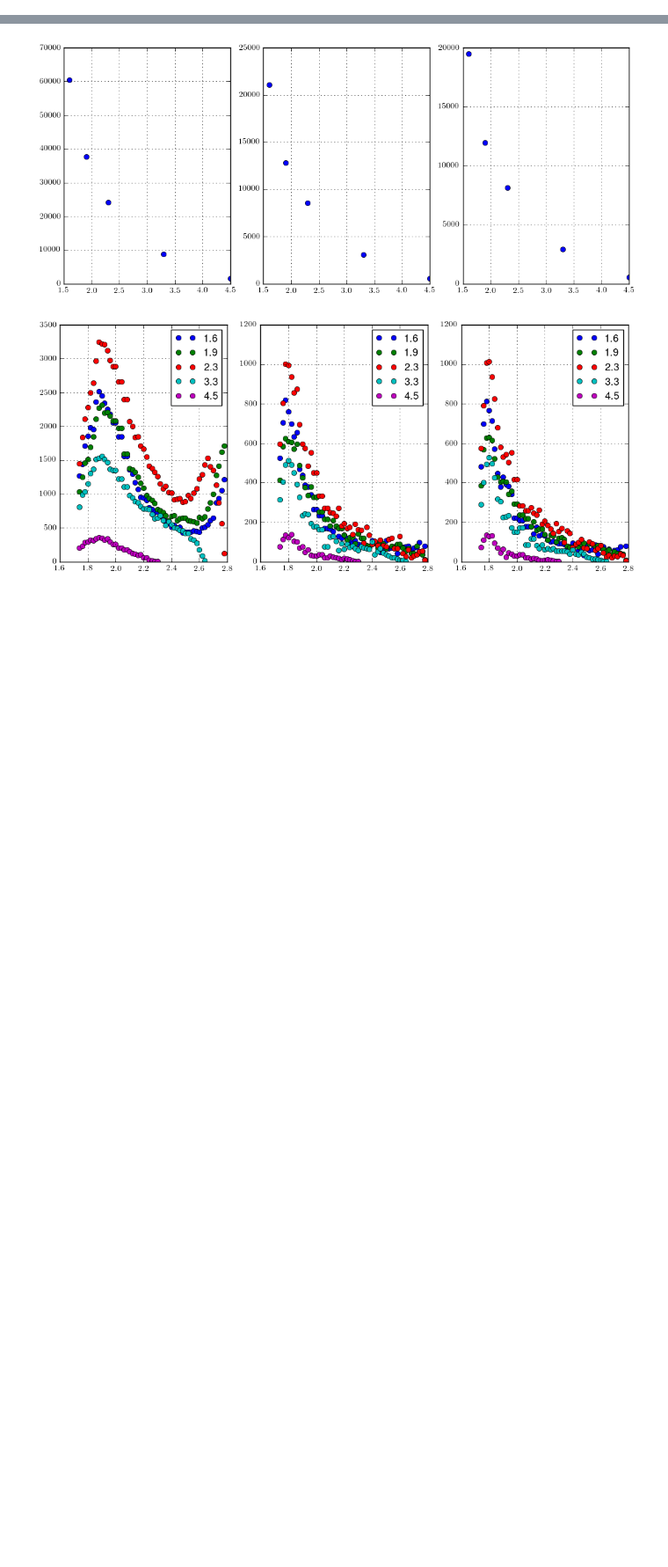
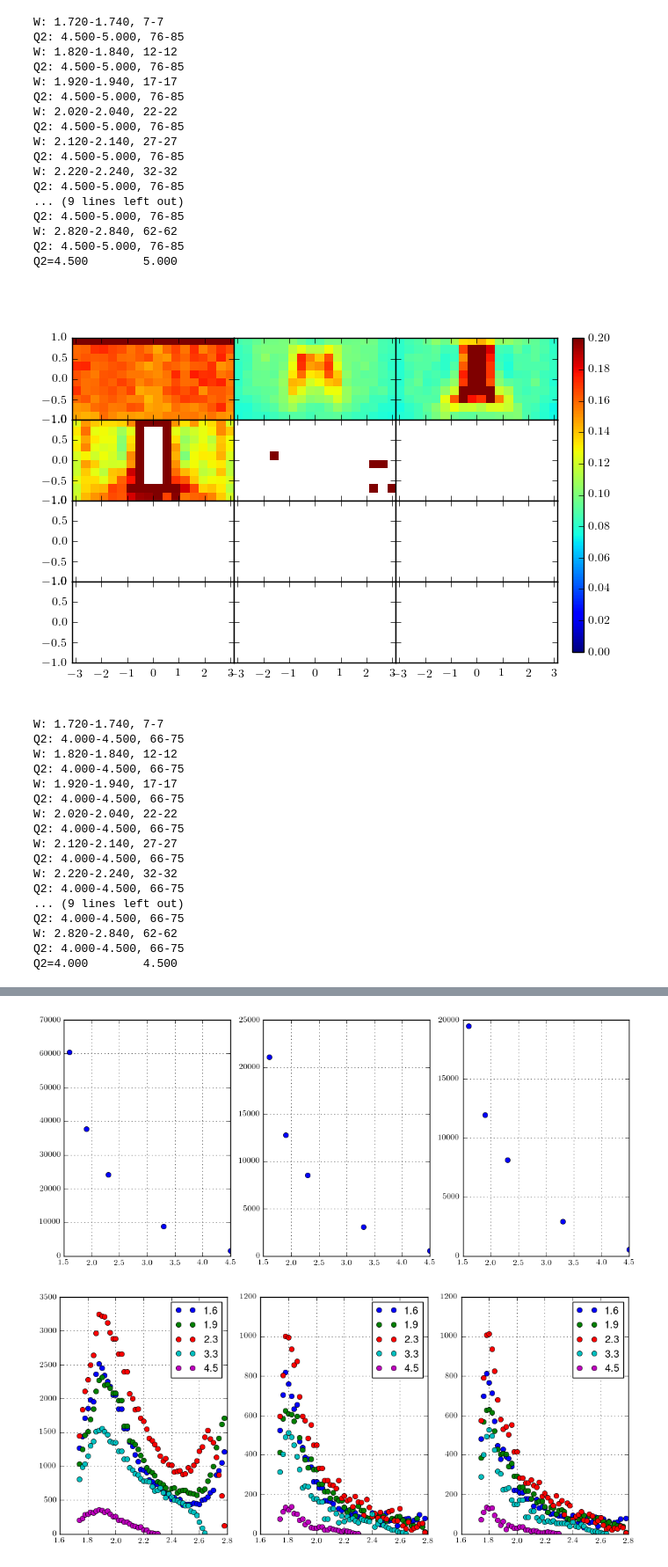
Before and after one commit to evan-phelps/phys-ana-omega, a Jupyter notebook: worksheets/xsects_binned.ipynb, the cells around one changed output, grey strips where cells are left out. Shown at 88% size. Drawn from its saved outputs; the diff is of its cells as text; code cells hidden in the pictures; blank space fills up the shorter version.

```diff
--- a/worksheets/xsects_binned.ipynb
+++ b/worksheets/xsects_binned.ipynb
@@ -96,0 +360,66 @@ def draw_q2(fn, tpath, ax, bgsub=False, mmplo=0.6, mmphi=0.95):
+# %%
+def get_errs2d(h2):
+    h2e = h2.Clone('%s_relerrs'%h2.GetName())
+    h2e.Reset()
+    nbinsX, nbinsY = h2e.GetXaxis().GetNbins(), h2e.GetYaxis().GetNbins()
+    for iy in range(1,nbinsY+1):
+        for ix in range(1,nbinsX+1):
+            val = h2.GetBinContent(ix,iy)
+            err = h2.GetBinError(ix,iy)
+            rerr = 0 if val==0 else err/val
+            h2e.SetBinContent(ix,iy,rerr)
+    return h2e
+
+Q2s = list(reversed([[1.5,2], [2,2.5], [2.5,3], [3,3.5], [3.5,4], [4,4.5], [4.5,5]]))
+Ws = [1.73+0.1*i for i in range(0,12)]
+avg_accs = []
+
+for Q2 in Q2s:
+    haccs = [get_acc2d(W, Q2, [(h4tn_lt320, h4rn_lt320),(h4tn_321, h4rn_321),(h4tn_326, h4rn_326)])[0][2] for W in Ws]
+    avg_accs.extend([((Q2,W),hacc.Integral()/(hacc.GetNbinsX()*hacc.GetNbinsY())) for (hacc,W) in zip(haccs,Ws)])
+    herrs = [get_errs2d(hacc) for hacc in haccs]
+    # mdraw2d([h2tr0[0][0]], 1, 1)
+    # mdraw2d([h2tr0[0][1]], 1, 1)
+    # h2acc = asrootpy(h2tr0[0][1].Clone('h2acc_test'))
+    # h2acc.Divide(h2tr0[0][0])
+    # mdraw2d([h2acc], 1, 1)
+#     mdraw2d(haccs,4,3, vmax=0.5)
+    mdraw2d(herrs,4,3, vmin=0, vmax=0.2)
+    print('Q2=%.3f\t%.3f'%(Q2[0],Q2[1]))
+    plt.show()
+# %% [output]
+W: 1.720-1.740, 7-7
+Q2: 4.500-5.000, 76-85
+W: 1.820-1.840, 12-12
+Q2: 4.500-5.000, 76-85
+W: 1.920-1.940, 17-17
+Q2: 4.500-5.000, 76-85
+W: 2.020-2.040, 22-22
+Q2: 4.500-5.000, 76-85
+W: 2.120-2.140, 27-27
+Q2: 4.500-5.000, 76-85
+W: 2.220-2.240, 32-32
+Q2: 4.500-5.000, 76-85
+... (9 lines left out)
+Q2: 4.500-5.000, 76-85
+W: 2.820-2.840, 62-62
+Q2: 4.500-5.000, 76-85
+Q2=4.500        5.000
+[figure, added]
+W: 1.720-1.740, 7-7
+Q2: 4.000-4.500, 66-75
+W: 1.820-1.840, 12-12
+Q2: 4.000-4.500, 66-75
+W: 1.920-1.940, 17-17
+Q2: 4.000-4.500, 66-75
+W: 2.020-2.040, 22-22
+Q2: 4.000-4.500, 66-75
+W: 2.120-2.140, 27-27
+Q2: 4.000-4.500, 66-75
+W: 2.220-2.240, 32-32
+Q2: 4.000-4.500, 66-75
+... (9 lines left out)
+Q2: 4.000-4.500, 66-75
+W: 2.820-2.840, 62-62
+Q2: 4.000-4.500, 66-75
+Q2=4.000        4.500
```
Also changed, not shown: parts of 15 cells of this notebook, 2 other files.
